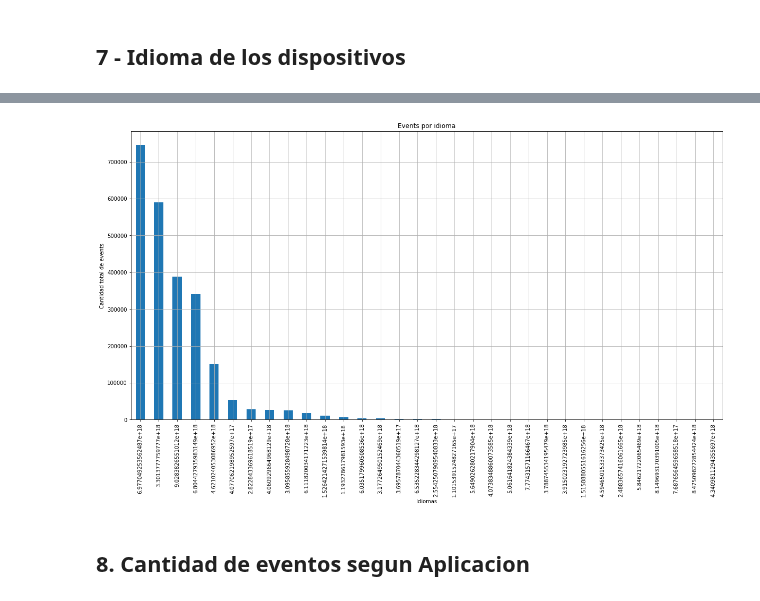
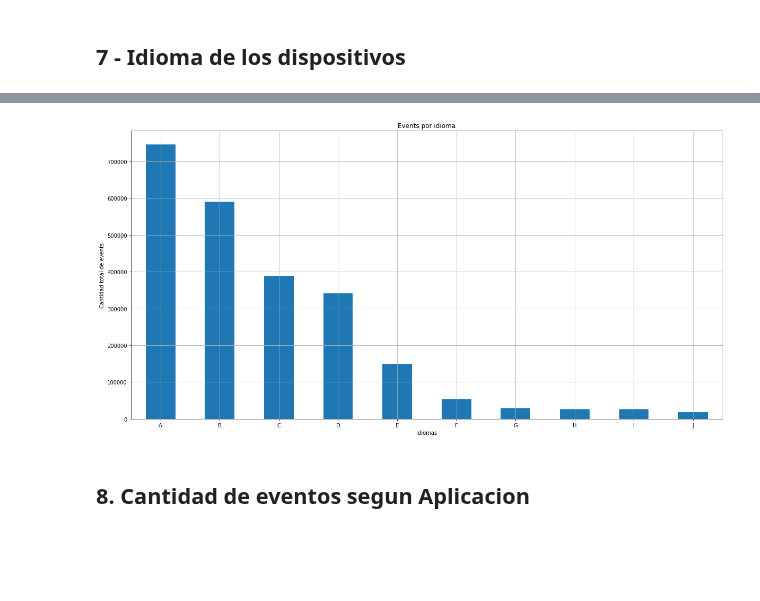
Before and after one commit to sberoch/Datos, a Jupyter notebook: events.ipynb, the cells around one changed output, grey strips where cells are left out. Saved outputs shown, nothing was run; the diff lists cells and outputs as text; code cells hidden in the pictures; blank space fills up the shorter version.

```diff
--- a/events.ipynb
+++ b/events.ipynb
@@ -218,3 +218,10 @@ grph6.set_yscale('log')
 [figure]
 # %% [markdown]
 ## 7 - Idioma de los dispositivos
+# %%
+graph6 = events.groupby('device_language').agg({'device_language':'count'})
+graph6.columns = ['cantidad']
+graph6 = graph6.sort_values(by='cantidad',ascending = False)
+graph6 = graph6.head(10)
+graph6['Alias'] = ['A','B','C','D','E','F','G','H','I','J']
+graph6
@@ -221,13 +241,9 @@ grph6.set_yscale('log')
 # %%
-graph6 = events.groupby('device_language').agg({'device_language':'count'})
-graph6.columns = ['cantidad']
-graph6 = graph6.sort_values(by='cantidad',ascending = False)
-graph6 = graph6[graph6['cantidad'] > 200]
-graph6 = graph6.plot.bar(grid = True, figsize = (20,10), legend = False, title = 'Events por idioma')
+graph6 = graph6.plot.bar(grid = True, x = 'Alias', figsize = (20,10), legend = False, title = 'Events por idioma',rot = 0)
 graph6.set_ylabel('Cantidad total de events')
 graph6.set_xlabel('Idiomas');
 # %% [output]
-[figure, old version]
+[figure, new version]
 # %% [markdown]
 ## 8. Cantidad de eventos segun Aplicacion
 # %%
```
Also changed, not shown: parts of 1 cell of this notebook.
